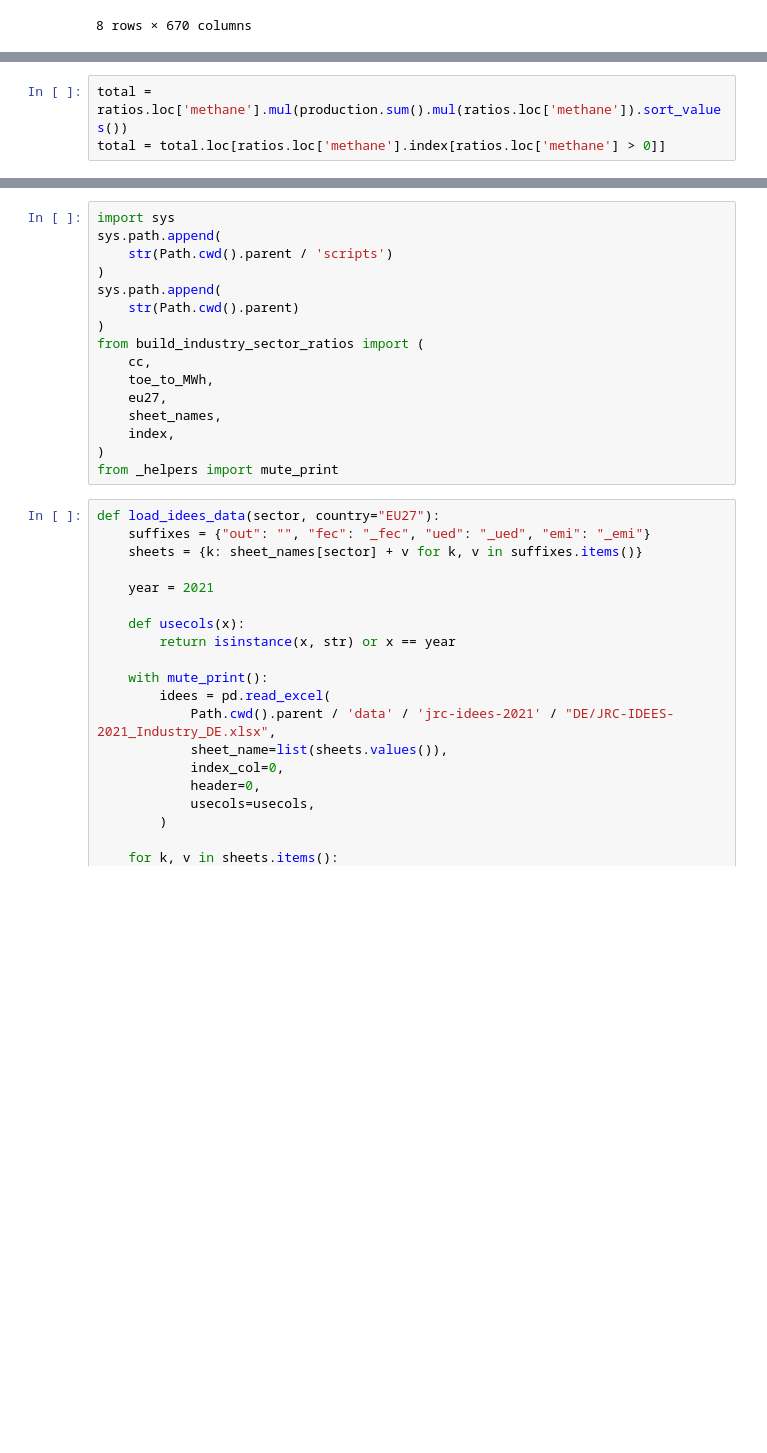
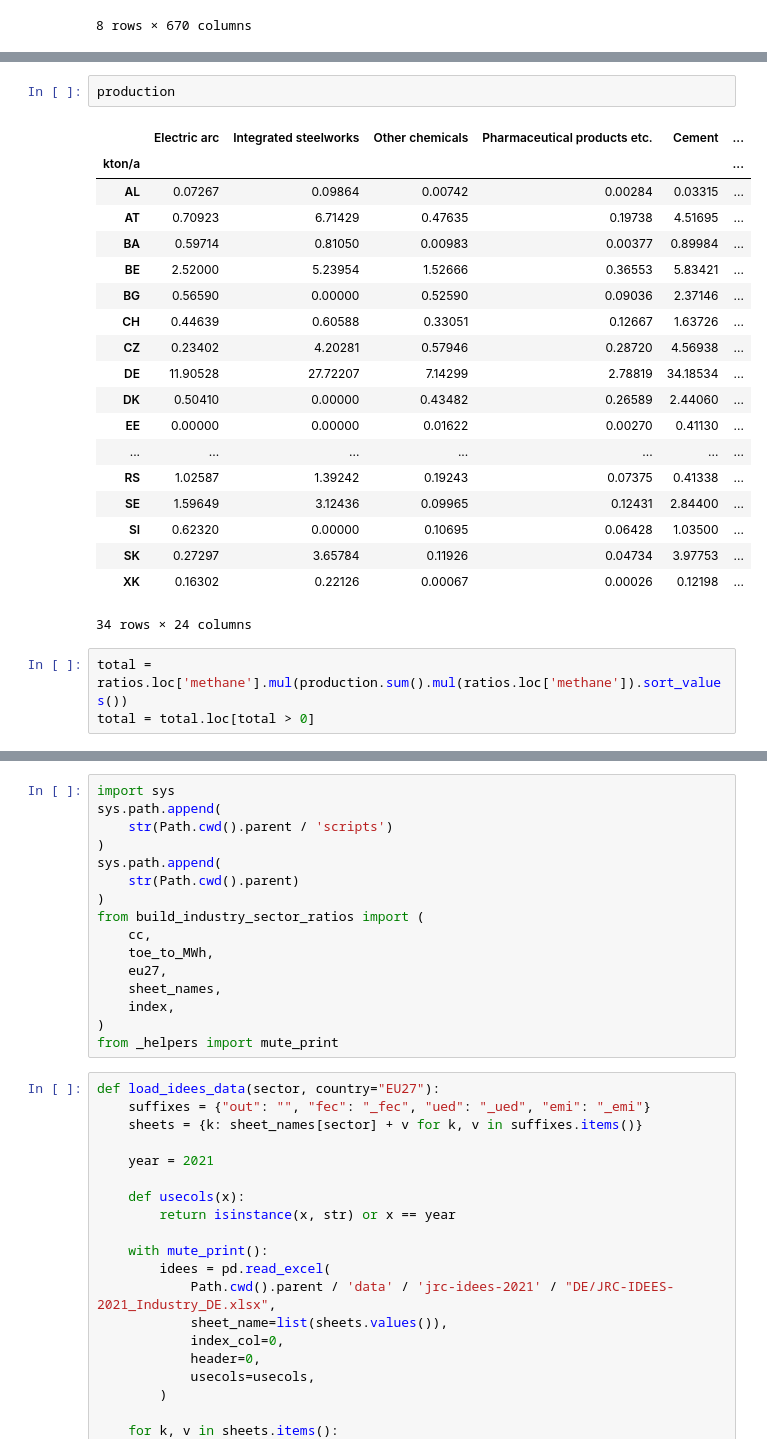
Before and after one commit to LukasFrankenQ/resilient-pypsa-eur, a Jupyter notebook: notebooks/industry_demands.ipynb, the cells around one changed output, grey strips where cells are left out. Cells and saved outputs as stored; diff of their text form; blank space fills up the shorter version.

```diff
--- a/notebooks/industry_demands.ipynb
+++ b/notebooks/industry_demands.ipynb
@@ -297,6 +218,28 @@ Name: gas, dtype: float64
+# %%
+production
+# %% [output]
+|  | Electric arc | Integrated steelworks | Other chemicals | Pharmaceutical products etc. | Cement | ... |
+| kton/a |  |  |  |  |  | ... |
+| AL | 0.07267 | 0.09864 | 0.00742 | 0.00284 | 0.03315 | ... |
+| AT | 0.70923 | 6.71429 | 0.47635 | 0.19738 | 4.51695 | ... |
+| BA | 0.59714 | 0.81050 | 0.00983 | 0.00377 | 0.89984 | ... |
+| BE | 2.52000 | 5.23954 | 1.52666 | 0.36553 | 5.83421 | ... |
+| BG | 0.56590 | 0.00000 | 0.52590 | 0.09036 | 2.37146 | ... |
+| CH | 0.44639 | 0.60588 | 0.33051 | 0.12667 | 1.63726 | ... |
+| CZ | 0.23402 | 4.20281 | 0.57946 | 0.28720 | 4.56938 | ... |
+| DE | 11.90528 | 27.72207 | 7.14299 | 2.78819 | 34.18534 | ... |
+| DK | 0.50410 | 0.00000 | 0.43482 | 0.26589 | 2.44060 | ... |
+| EE | 0.00000 | 0.00000 | 0.01622 | 0.00270 | 0.41130 | ... |
+| ... | ... | ... | ... | ... | ... | ... |
+| RS | 1.02587 | 1.39242 | 0.19243 | 0.07375 | 0.41338 | ... |
+| SE | 1.59649 | 3.12436 | 0.09965 | 0.12431 | 2.84400 | ... |
+| SI | 0.62320 | 0.00000 | 0.10695 | 0.06428 | 1.03500 | ... |
+| SK | 0.27297 | 3.65784 | 0.11926 | 0.04734 | 3.97753 | ... |
+| XK | 0.16302 | 0.22126 | 0.00067 | 0.00026 | 0.12198 | ... |
+34 rows × 24 columns
 # %%
 total = ratios.loc['methane'].mul(production.sum().mul(ratios.loc['methane']).sort_values())
-total = total.loc[ratios.loc['methane'].index[ratios.loc['methane'] > 0]]
+total = total.loc[total > 0]
 # %%
 fig = plt.figure(figsize=(10, 3))
 gs = fig.add_gridspec(2, 1, height_ratios=[1, 1], hspace=0.5)
```
Also changed, not shown: parts of 21 cells of this notebook, 1 other file.
